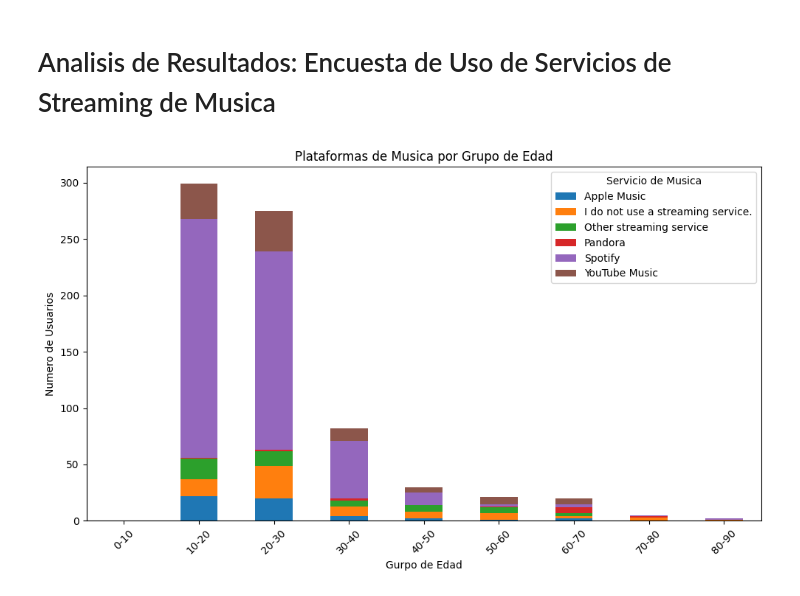
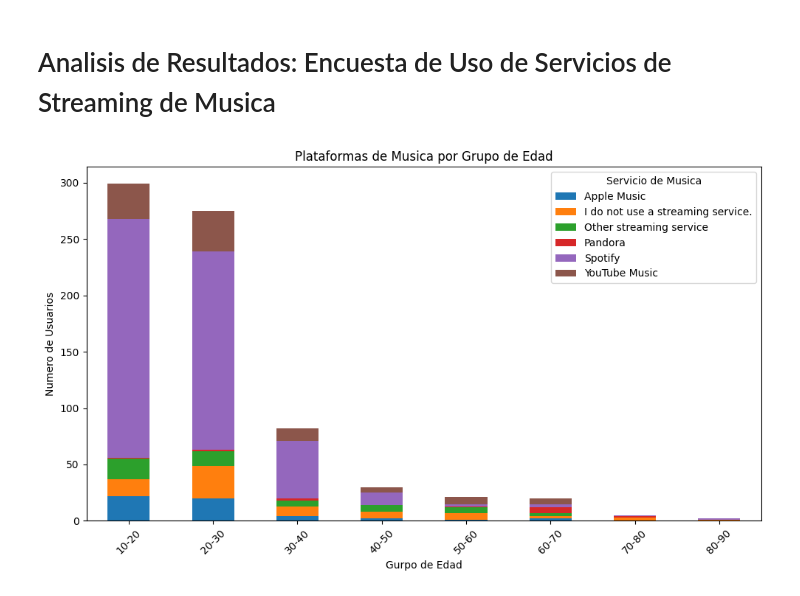
Before and after one commit to daobaa/M14Datasets, a Jupyter notebook: Project.ipynb, the cells around one changed output. Saved outputs shown, nothing was run; the diff lists cells and outputs as text; code cells hidden in the pictures.

```diff
--- a/Project.ipynb
+++ b/Project.ipynb
@@ -3,22 +5,21 @@
 # %%
 from imports import *
-import matplotlib.pyplot as plt
 
 bins = [0, 10, 20, 30, 40, 50, 60, 70, 80, 90]
 labels = ["0-10", "10-20", "20-30", "30-40", "40-50", "50-60", "60-70", "70-80", "80-90"]
 df['decada'] = pd.cut(df['Age'], bins=bins, labels=labels, right=False)
 
-platform_counts = df.groupby(['decada', 'Primary streaming service']).size().unstack().fillna(0)
+platform_counts = df.groupby(['decada', 'Primary streaming service'], observed=True).size().unstack().fillna(0)
 
 platform_counts.plot(kind='bar', stacked=True, figsize=(10, 6))
 
 plt.title('Plataformas de Musica por Grupo de Edad')
 plt.xlabel('Gurpo de Edad')
 plt.ylabel('Numero de Usuarios')
 plt.xticks(rotation=45)
 plt.legend(title='Servicio de Musica')
 plt.tight_layout()
 
 plt.show()
 # %% [output]
-[figure, old version]
+[figure, new version]
```
Also changed, not shown: parts of 1 cell of this notebook.
